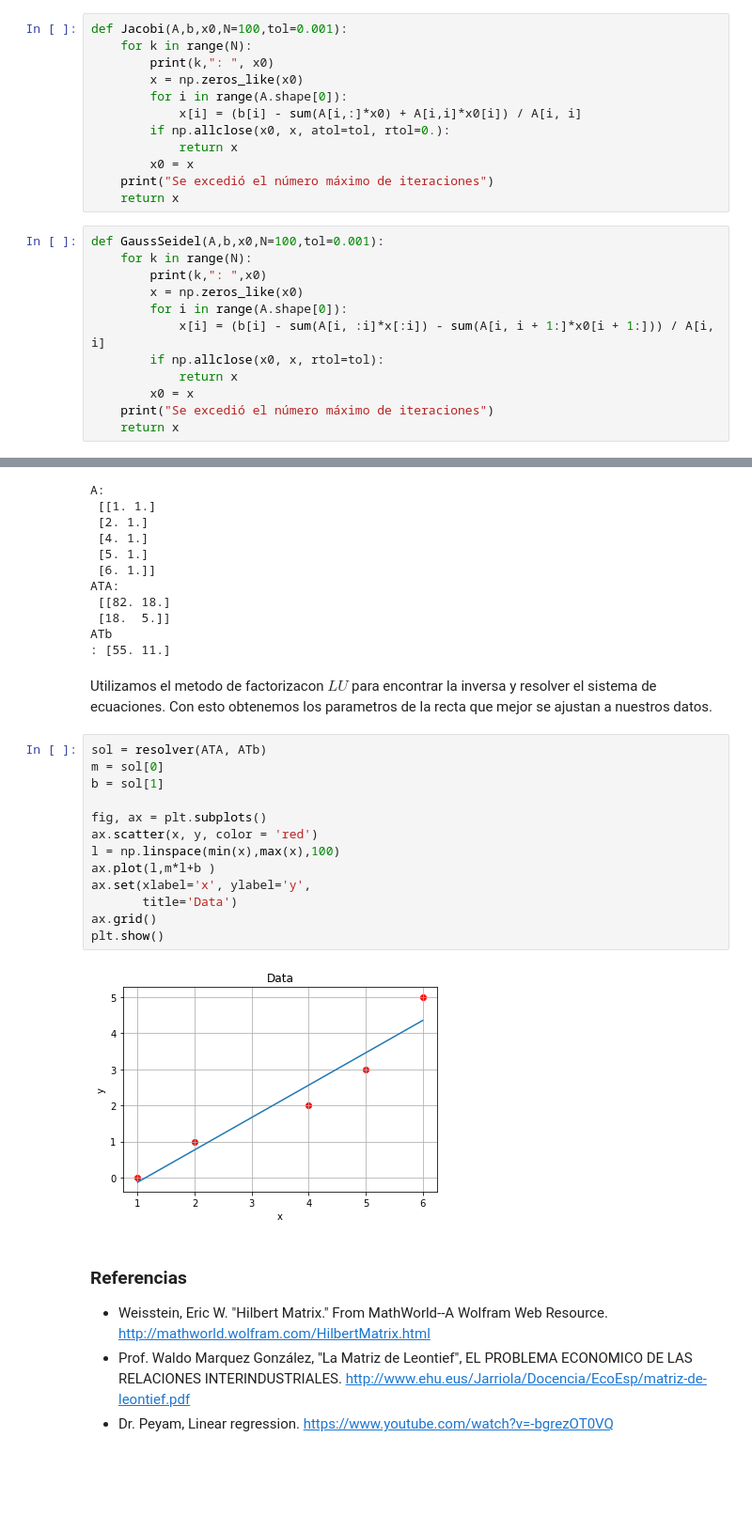
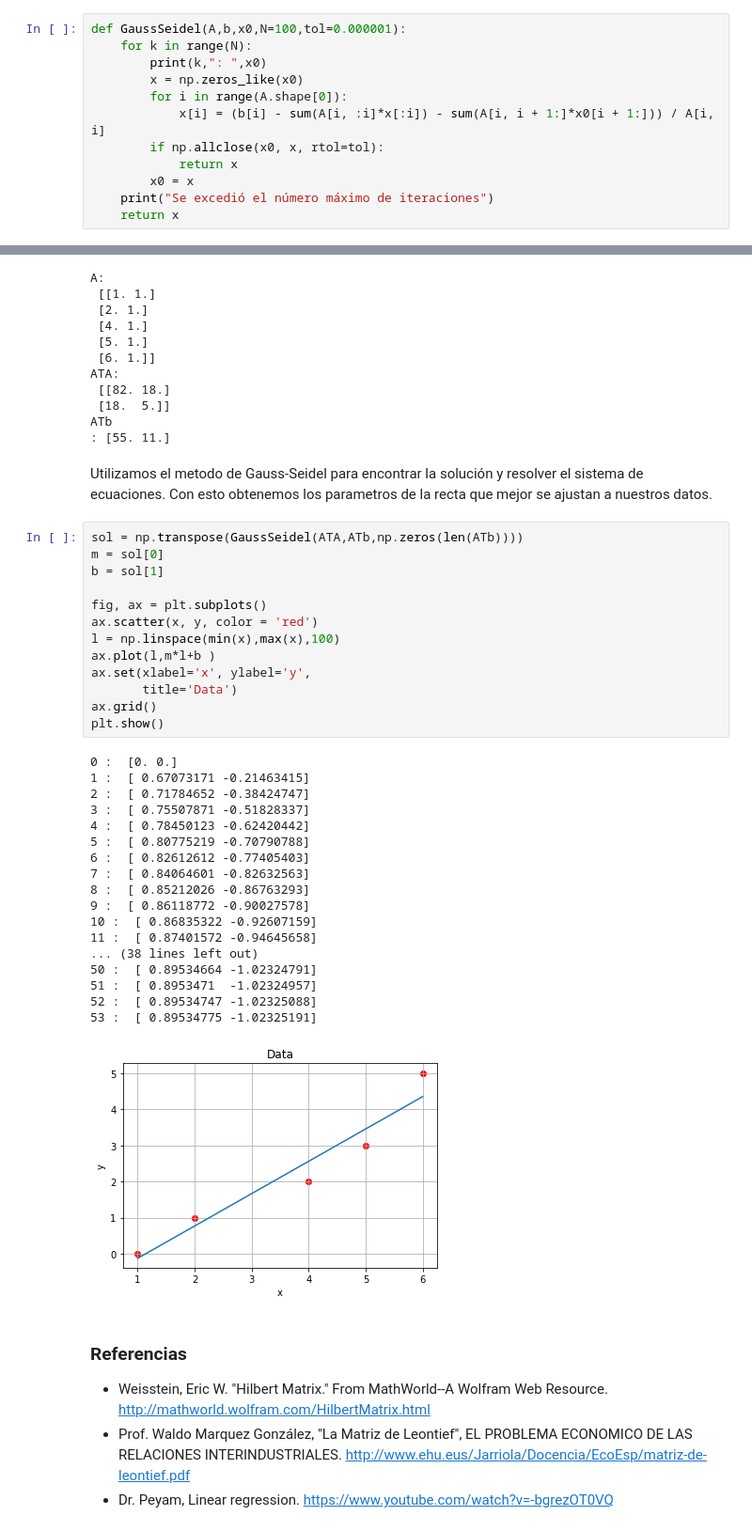
Before and after one commit to EstuarDiaz/MetodosNumericosProyecto3, a Jupyter notebook: Proyecto 3.ipynb, the cells around one changed output, grey strips where cells are left out. Shown: that part at 94% size. Cells and saved outputs as stored; diff of their text form; blank space fills up the shorter version.

```diff
--- a/Proyecto 3.ipynb
+++ b/Proyecto 3.ipynb
@@ -9,26 +9,14 @@ import matplotlib.pyplot as plt
 # %% [markdown]
 ### Algoritmos a utilizar:
 # %%
-def Jacobi(A,b,x0,N=100,tol=0.001):
+def GaussSeidel(A,b,x0,N=100,tol=0.000001):
     for k in range(N):
-        print(k,": ", x0)
+        print(k,": ",x0)
         x = np.zeros_like(x0)
         for i in range(A.shape[0]):
-            x[i] = (b[i] - sum(A[i,:]*x0) + A[i,i]*x0[i]) / A[i, i]
-        if np.allclose(x0, x, atol=tol, rtol=0.):
+            x[i] = (b[i] - sum(A[i, :i]*x[:i]) - sum(A[i, i + 1:]*x0[i + 1:])) / A[i, i]
+        if np.allclose(x0, x, rtol=tol):
             return x
         x0 = x
     print("Se excedió el número máximo de iteraciones")
     return x
-# %%
-def GaussSeidel(A,b,x0,N=100,tol=0.001):
-    for k in range(N):
-        print(k,": ",x0)
-        x = np.zeros_like(x0)
-        for i in range(A.shape[0]):
-            x[i] = (b[i] - sum(A[i, :i]*x[:i]) - sum(A[i, i + 1:]*x0[i + 1:])) / A[i, i]
-        if np.allclose(x0, x, rtol=tol):
-            return x
-        x0 = x
-    print("Se excedió el número máximo de iteraciones")
-    return x
@@ -229,22 +208,39 @@ ATA:
 ATb
 : [55. 11.]
 # %% [markdown]
-Utilizamos el metodo de factorizacon $LU$ para encontrar la inversa y resolver el sistema de ecuaciones. Con esto obtenemos los parametros de la recta que mejor se ajustan a nuestros datos.
+Utilizamos el metodo de Gauss-Seidel para encontrar la solución y resolver el sistema de ecuaciones. Con esto obtenemos los parametros de la recta que mejor se ajustan a nuestros datos.
 # %%
-sol = resolver(ATA, ATb)
+sol = np.transpose(GaussSeidel(ATA,ATb,np.zeros(len(ATb))))
 m = sol[0]
 b = sol[1]
 
 fig, ax = plt.subplots()
 ax.scatter(x, y, color = 'red')
 l = np.linspace(min(x),max(x),100)
 ax.plot(l,m*l+b )
 ax.set(xlabel='x', ylabel='y',
        title='Data')
 ax.grid()
 plt.show()
 # %% [output]
+0 :  [0. 0.]
+1 :  [ 0.67073171 -0.21463415]
+2 :  [ 0.71784652 -0.38424747]
+3 :  [ 0.75507871 -0.51828337]
+4 :  [ 0.78450123 -0.62420442]
+5 :  [ 0.80775219 -0.70790788]
+6 :  [ 0.82612612 -0.77405403]
+7 :  [ 0.84064601 -0.82632563]
+8 :  [ 0.85212026 -0.86763293]
+9 :  [ 0.86118772 -0.90027578]
+10 :  [ 0.86835322 -0.92607159]
+11 :  [ 0.87401572 -0.94645658]
+... (38 lines left out)
+50 :  [ 0.89534664 -1.02324791]
+51 :  [ 0.8953471  -1.02324957]
+52 :  [ 0.89534747 -1.02325088]
+53 :  [ 0.89534775 -1.02325191]
-[figure, old version]
+[figure, new version]
 # %% [markdown]
 ### Referencias
 * Weisstein, Eric W. "Hilbert Matrix." From MathWorld--A Wolfram Web Resource. http://mathworld.wolfram.com/HilbertMatrix.html
```
Also changed, not shown: parts of 16 cells of this notebook.
